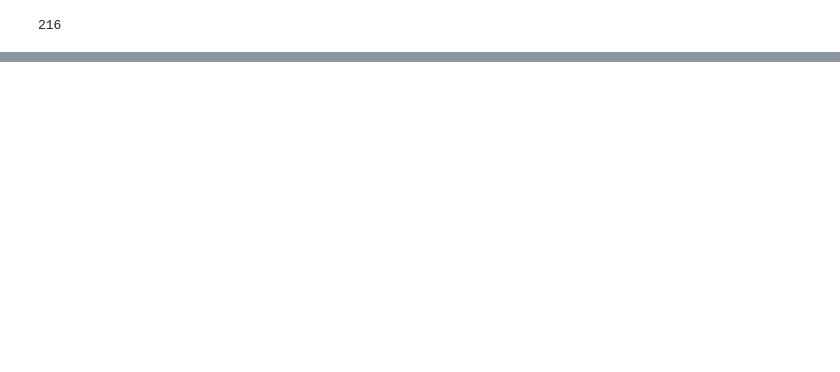
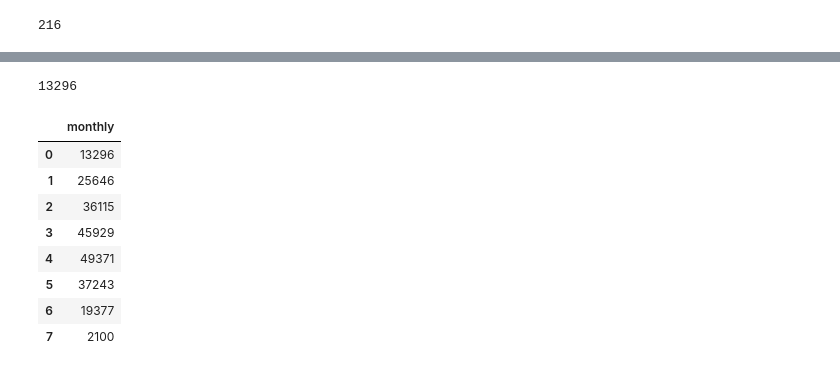
Before and after one commit to luchovzla/project-1, a Jupyter notebook: nice_ride_2020/Nice Ride 2020.ipynb, the cells around one changed output, grey strips where cells are left out. Saved outputs shown, nothing was run; the diff lists cells and outputs as text; code cells hidden in the pictures; blank space fills up the shorter version.

```diff
--- a/nice_ride_2020/Nice Ride 2020.ipynb
+++ b/nice_ride_2020/Nice Ride 2020.ipynb
@@ -216,11 +215,0 @@ len(daily_rides)
-# %%
-# Define a function to get ride values
-
-def get_rides(month):
-    daily_rides = [per_day_rides.month[month]]
-    monthly_rides = [per_day_rides.month[month].sum()]
-    return (daily_rides, monthly_rides)
-
-month = 4
-get_rides(month)
-# returns a tuple of ([list], value)
@@ -245,9 +215,0 @@ get_rides(month)
-# %%
-# Write the loop to get the data
-
-months = [4, 5, 6, 7, 8, 9, 10, 11]
-for month in months:
-    get_rides(month)
-
-    print(f"{month}:{daily_rides}")
-    print(f"{month}:{monthly_rides}")
@@ -306,2 +223,37 @@ plt.show()
+# %%
+# Define a function to get ride values
+
+def get_rides(month):
+    monthly_rides = per_day_rides.month[month].sum()
+    return monthly_rides
+
+month = 4
+result = get_rides(month)
+
+result
+# %% [output]
+13296
+# %%
+# Write the loop to get the data
+
+results = []
+months = [4, 5, 6, 7, 8, 9, 10, 11]
+for month in months:
+    results.append(get_rides(month))
+
+#results[0][0]
+# %%
+results_df = pd.DataFrame(results, columns = ["monthly"])
+results_df
+# %% [output]
+|  | monthly |
+| 0 | 13296 |
+| 1 | 25646 |
+| 2 | 36115 |
+| 3 | 45929 |
+| 4 | 49371 |
+| 5 | 37243 |
+| 6 | 19377 |
+| 7 | 2100 |
 # %%
 # Define paramaters for plot by month
```
Also changed, not shown: parts of 15 cells of this notebook.
